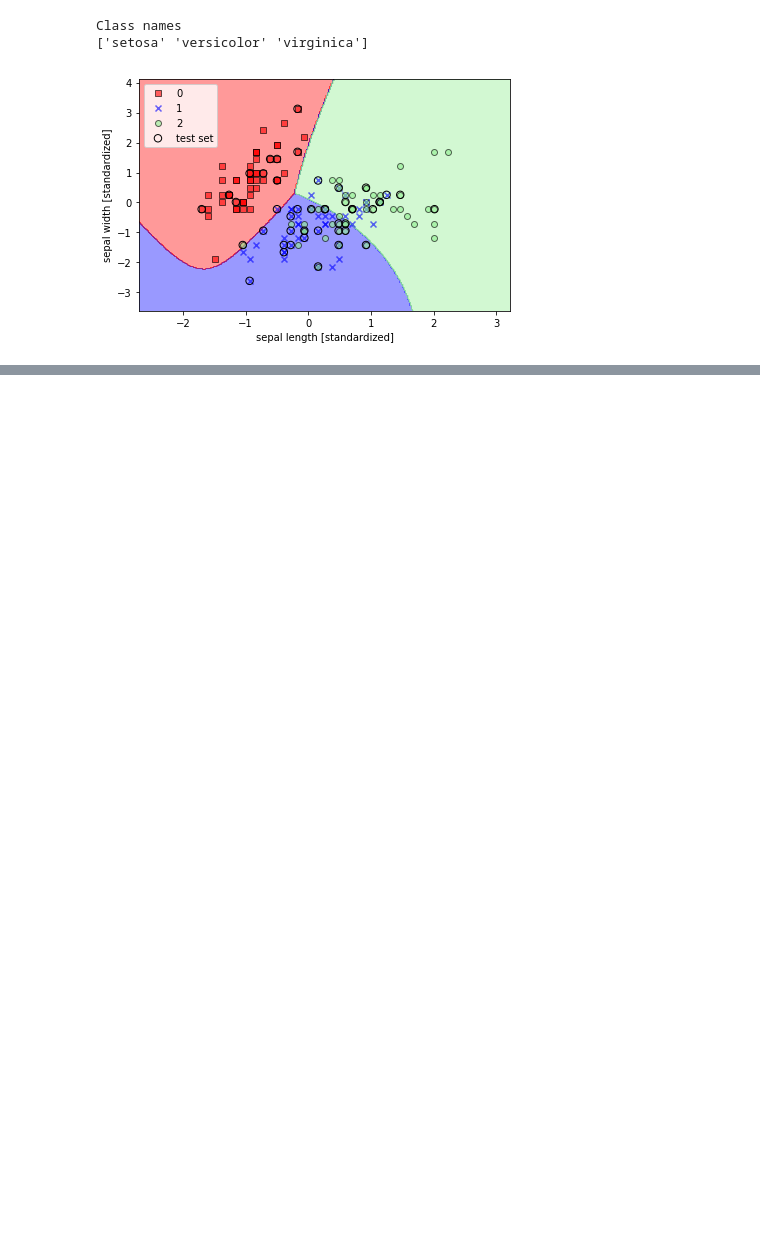
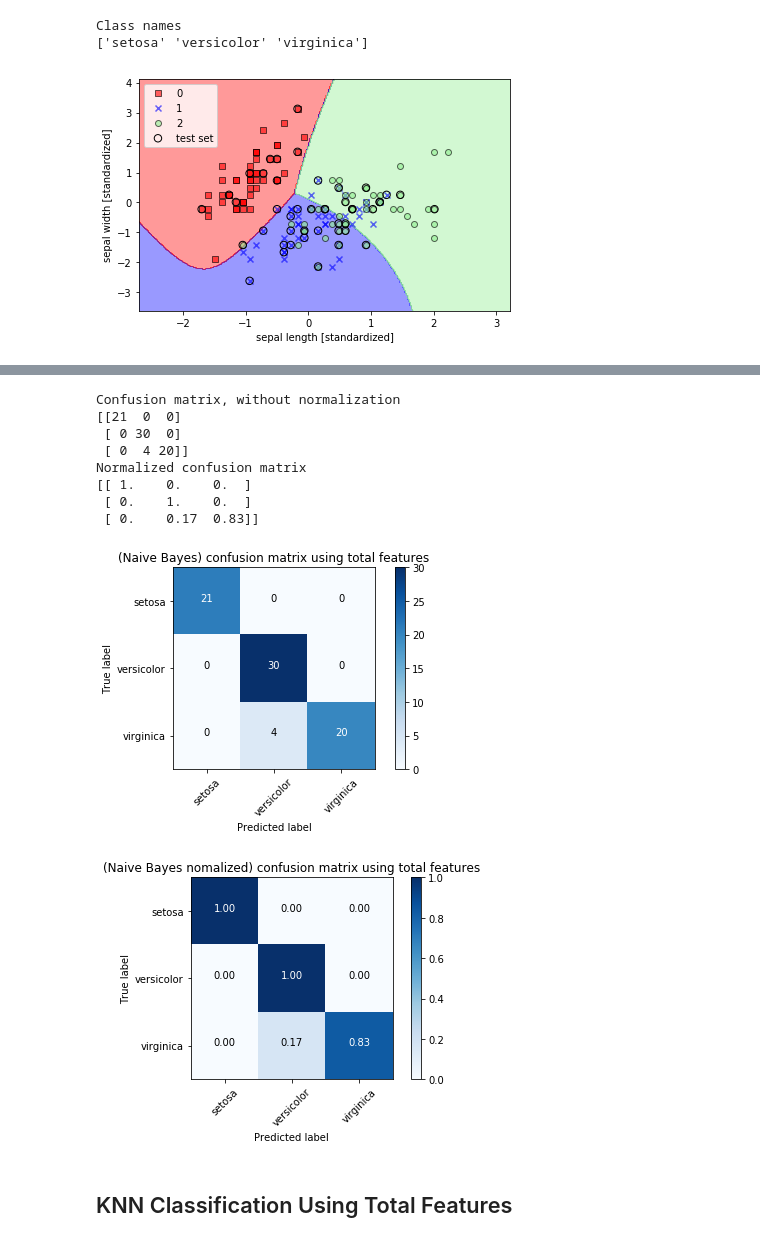
Before and after one commit to yejiiii/AI-Agent, a Jupyter notebook: Classifier/sklearn_Naive_Bayes.ipynb, the cells around one changed output, grey strips where cells are left out. Saved outputs shown, nothing was run; the diff lists cells and outputs as text; code cells hidden in the pictures; blank space fills up the shorter version.

```diff
--- a/Classifier/sklearn_Naive_Bayes.ipynb
+++ b/Classifier/sklearn_Naive_Bayes.ipynb
@@ -105,0 +303,8 @@ Class names
+# %%
+full_nb_y_pred = full_nb_clf.predict(full_X_test_std)
+
+print("Classification Report")
+print(classification_report(full_y_test, full_nb_y_pred, target_names=iris.target_names))
+
+print("\n Accuracy")
+print(accuracy_score(full_y_test, full_nb_y_pred))
@@ -105,0 +324,29 @@ Class names
+# %%
+# Compute confusion matrix
+full_nb_cnf_matrix = confusion_matrix(full_y_test, full_nb_y_pred)
+np.set_printoptions(precision=2)
+
+# Plot non-normalized confusion matrix
+plt.figure()
+plot_confusion_matrix(full_nb_cnf_matrix, classes=iris.target_names,
+                      title='(Naive Bayes) confusion matrix using total features')
+
+# Plot normalized confusion matrix
+plt.figure()
+plot_confusion_matrix(full_nb_cnf_matrix, classes=iris.target_names, normalize=True,
+                      title='(Naive Bayes nomalized) confusion matrix using total features')
+
+plt.show()
+# %% [output]
+Confusion matrix, without normalization
+[[21  0  0]
+ [ 0 30  0]
+ [ 0  4 20]]
+Normalized confusion matrix
+[[ 1.    0.    0.  ]
+ [ 0.    1.    0.  ]
+ [ 0.    0.17  0.83]]
+[figure, added]
+[figure, added]
+# %% [markdown]
+## KNN Classification Using Total Features
```
Also changed, not shown: parts of 23 cells of this notebook, 1 other file.
